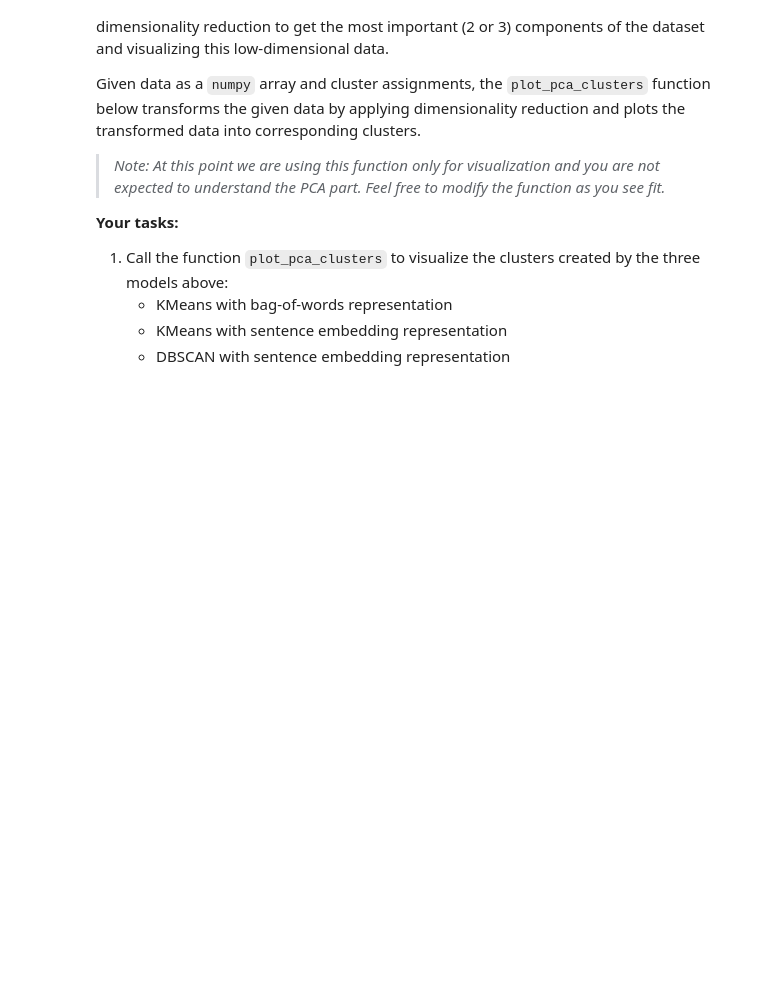
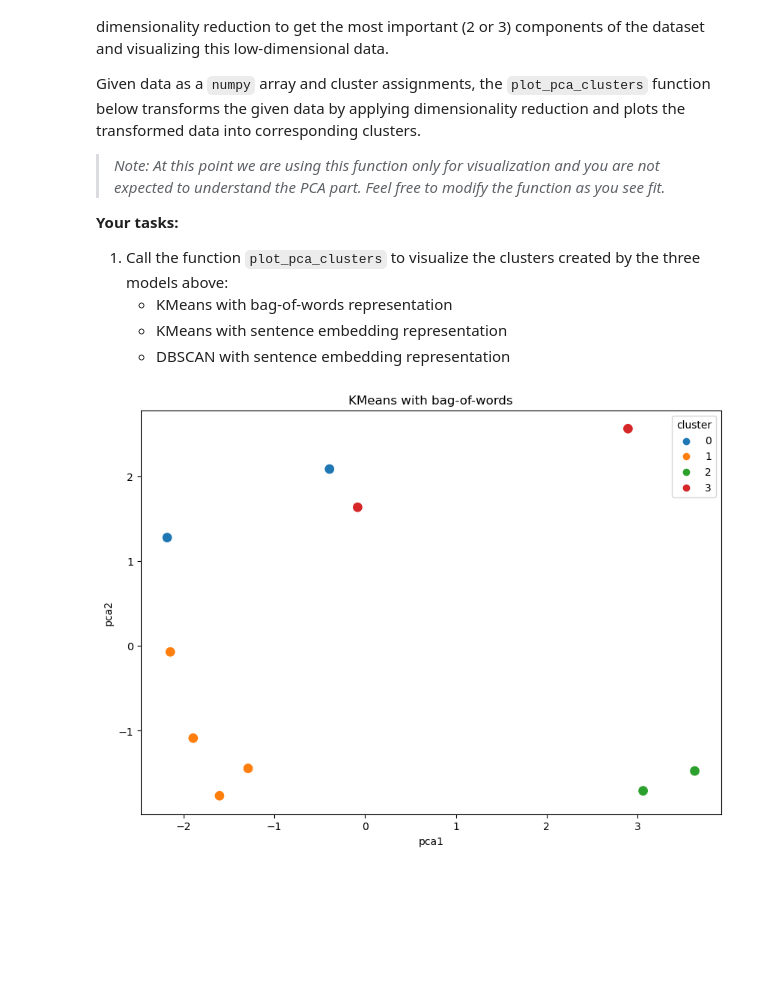
Before and after one commit to wiltonfs/cpsc330-FW, a Jupyter notebook: hw/hw7/hw7.ipynb, the cells around one changed output. Saved outputs shown, nothing was run; the diff lists cells and outputs as text; code cells hidden in the pictures; blank space fills up the shorter version.

```diff
--- a/hw/hw7/hw7.ipynb
+++ b/hw/hw7/hw7.ipynb
@@ -189,7 +229,20 @@ ModuleNotFoundError: No module named 'sentence_transformers'
 # %%
+#I kept getting install issues and wasn't able to install sentence-transformers. However, this is the code I would have used if I could have.
 emb_sents = embedder.encode(wiki_df["text"])
 emb_sent_df = pd.DataFrame(emb_sents, index=wiki_df.index)
 emb_sent_df
+
+# set the number of clusters you want to create
+num_clusters = 5
+
+# create an instance of the KMeans class
+kmeans = KMeans(n_clusters=num_clusters)
+
+# fit the KMeans model to the sentence embeddings
+kmeans.fit(emb_sents)
+
+# get the cluster labels for each sentence
+cluster_labels = kmeans.labels_
 # %% [output]
 NameError: name 'embedder' is not defined
 # %% [markdown]
@@ -281,3 +356,14 @@ def plot_pca_clusters(
         ax.legend(loc="upper right")
 
     plt.show()
+# %%
+plot_pca_clusters(
+    bow_df.toarray(),
+    kmeans_labels,
+    raw_sents=wiki_df["text"],
+    show_labels=False,
+    size=100,
+    title="KMeans with bag-of-words",
+)
+# %% [output]
+[figure, added]
```
Also changed, not shown: parts of 10 cells of this notebook.
